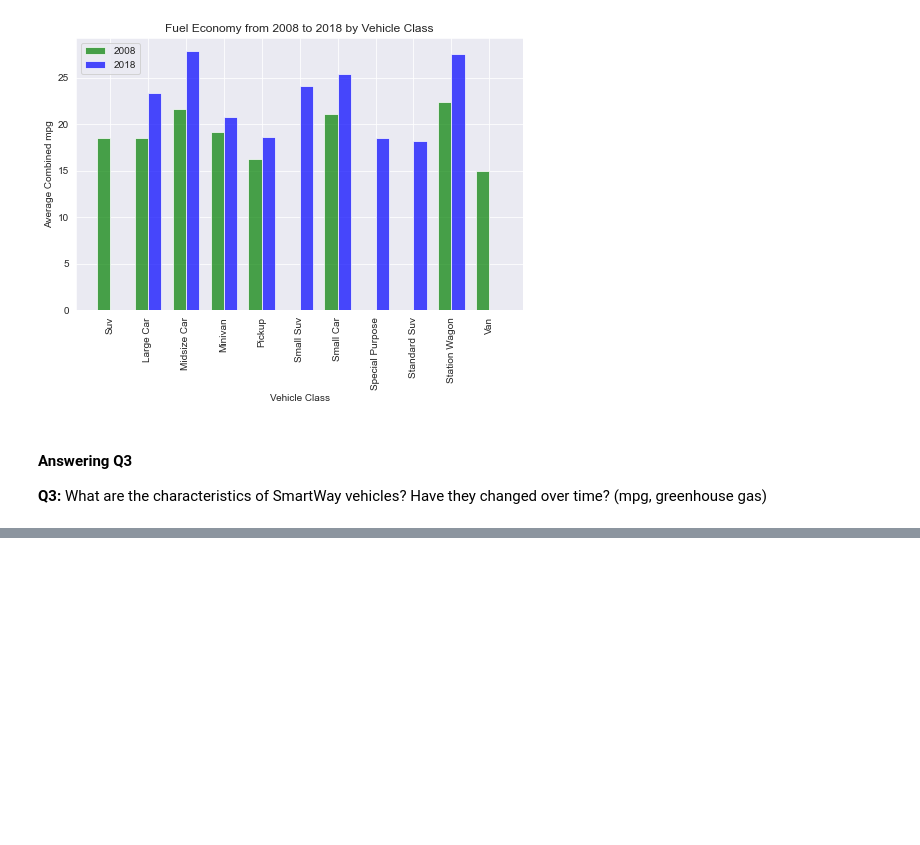
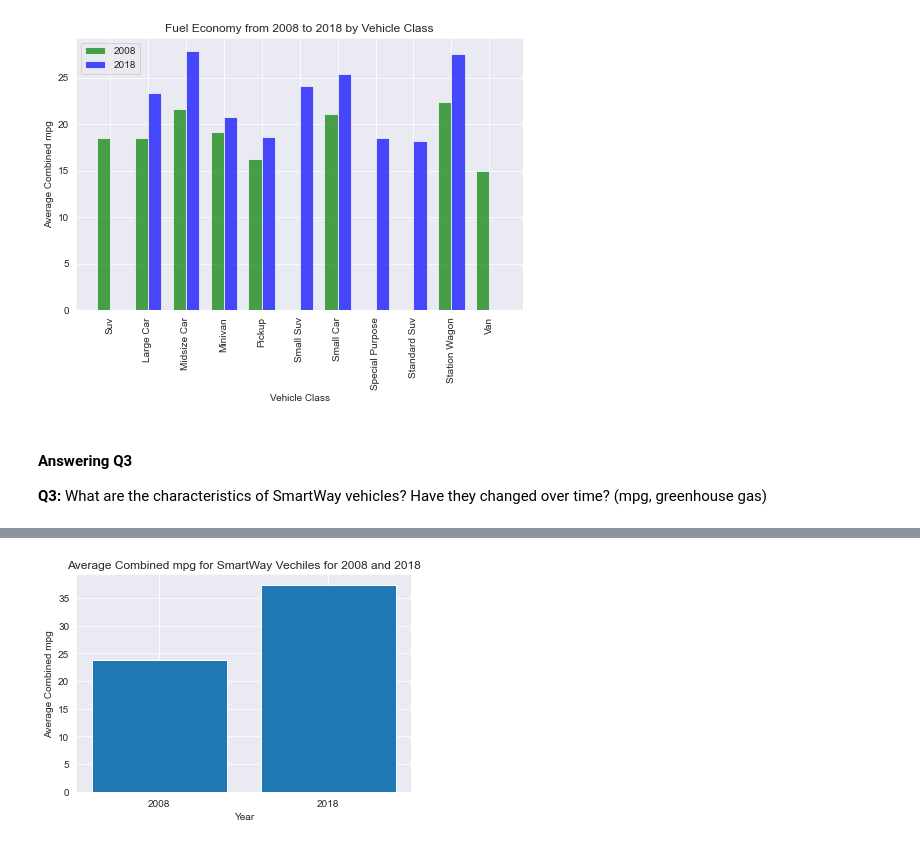
Before and after one commit to emaahdy/Data-Analysis, a Jupyter notebook: Fuel-Economy/fuel_economy.ipynb, the cells around one changed output, grey strips where cells are left out. Saved outputs shown, nothing was run; the diff lists cells and outputs as text; code cells hidden in the pictures; blank space fills up the shorter version.

```diff
--- a/Fuel-Economy/fuel_economy.ipynb
+++ b/Fuel-Economy/fuel_economy.ipynb
@@ -1084,0 +1090,4 @@ plt.legend()
+# %%
+# get all smartway vehicles in 2008
+smartway_08 = fuel_08_CA.query('smartway == "yes"')
+smartway_08
@@ -1084,0 +1115,4 @@ plt.legend()
+# %%
+# get all smartway vehicles in 2018
+smartway_18 = fuel_18_CA.query('smartway in ["Yes", "Elite"]')
+smartway_18
@@ -1084,0 +1133,12 @@ plt.legend()
+# %%
+locations = [1, 2]
+heights = [smartway_08.cmb_mpg.mean(), smartway_18.cmb_mpg.mean()]
+labels = ["2008", "2018"]
+
+
+plt.bar(locations, heights, tick_label=labels)
+plt.title('Average Combined mpg for SmartWay Vechiles for 2008 and 2018')
+plt.xlabel('Year')
+plt.ylabel('Average Combined mpg');
+# %% [output]
+[figure, added]
```
Also changed, not shown: parts of 23 cells of this notebook, 1 other file.
